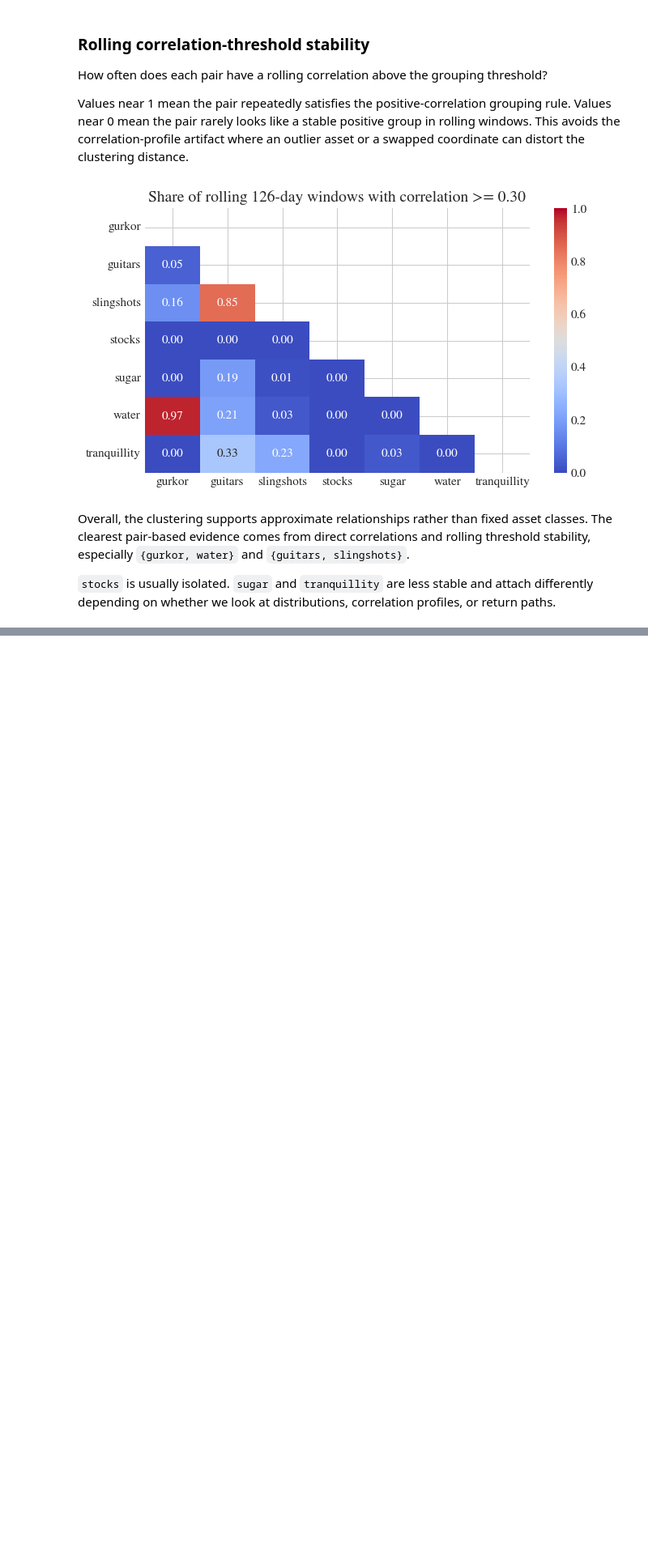
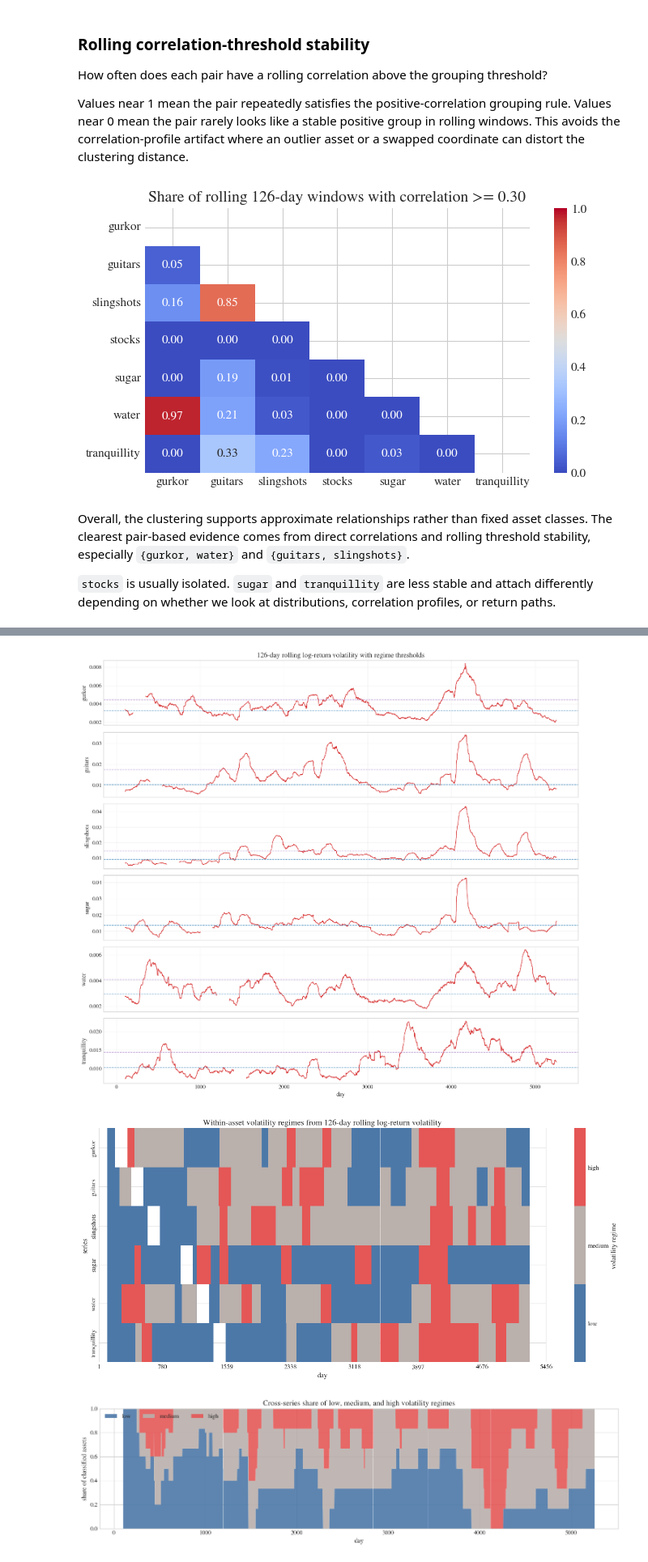
Before and after one commit to PeOll/TMS088, a Jupyter notebook: Subtasks/task1.ipynb, the cells around one changed output, grey strips where cells are left out. Shown at 81% size. Cells and saved outputs as stored; diff of their text form; code cells hidden in the pictures; blank space fills up the shorter version.

```diff
--- a/Subtasks/task1.ipynb
+++ b/Subtasks/task1.ipynb
@@ -835,0 +860,20 @@ Overall, the clustering supports approximate relationships rather than fixed ass
+# %%
+volatility_regime_window = 126
+volatility_regime_min_periods = int(0.8 * volatility_regime_window)
+volatility_regime_method = "gmm"
+volatility_regime_min_spell_length = 63
+regime_assets = [asset for asset in log_return_data.columns if asset != "stocks"]
+
+volatility_regime_result = classify_volatility_regimes(
+    log_return_data[regime_assets],
+    window=volatility_regime_window,
+    min_periods=volatility_regime_min_periods,
+    method=volatility_regime_method,
+    min_spell_length=volatility_regime_min_spell_length,
+)
+
+rolling_volatility = volatility_regime_result["rolling_volatility"]
+volatility_regimes = volatility_regime_result["regimes"]
+volatility_regime_thresholds = volatility_regime_result["thresholds"]
+
+display(volatility_regime_thresholds.round(6))
@@ -835,0 +889,41 @@ Overall, the clustering supports approximate relationships rather than fixed ass
+# %%
+plt.close("all")
+
+plot_rolling_volatility_regimes(
+    rolling_volatility,
+    volatility_regime_thresholds,
+    output / "rolling_volatility_regime_thresholds.png",
+    f"{volatility_regime_window}-day rolling log-return volatility with regime thresholds",
+)
+
+plot_volatility_regime_heatmap(
+    volatility_regimes,
+    output / "volatility_regime_heatmap.png",
+    f"Within-asset volatility regimes from {volatility_regime_window}-day rolling log-return volatility",
+)
+
+volatility_regime_share_table = plot_volatility_regime_shares(
+    volatility_regimes,
+    output / "volatility_regime_shares.png",
+    "Cross-series share of low, medium, and high volatility regimes",
+)
+
+plot_series_with_regime_overlay(
+    cleaned_prices[volatility_regimes.columns],
+    volatility_regimes,
+    output / "cleaned_prices_with_volatility_regimes.png",
+    "Cleaned price series with volatility-regime overlay",
+    "price",
+)
+
+plot_series_with_regime_overlay(
+    log_return_data[volatility_regimes.columns],
+    volatility_regimes,
+    output / "log_returns_with_volatility_regimes.png",
+    "Log-return series with volatility-regime overlay",
+    "log-return",
+)
+# %% [output]
+[figure, added]
+[figure, added]
+[figure, added]
```
Also changed, not shown: parts of 13 cells of this notebook.
